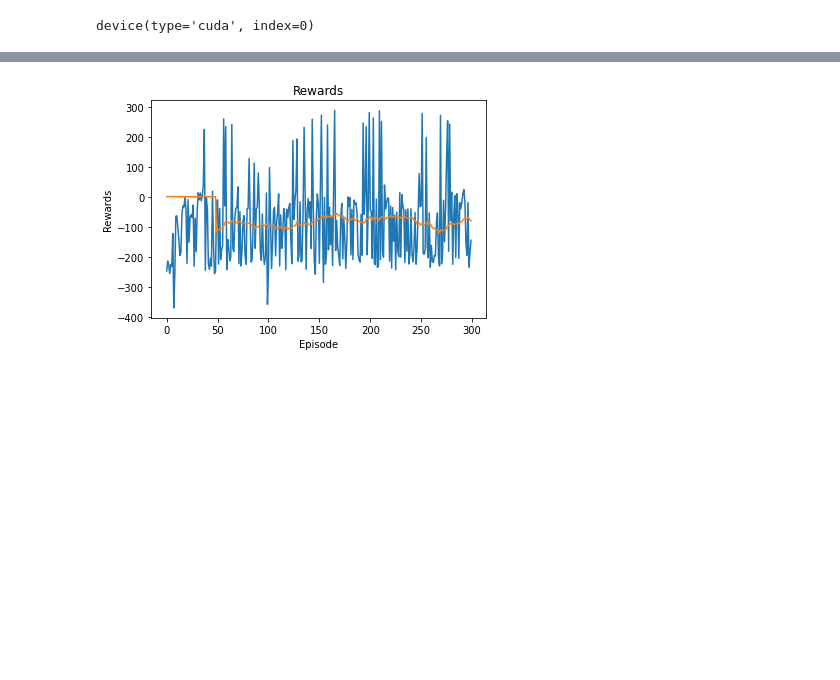
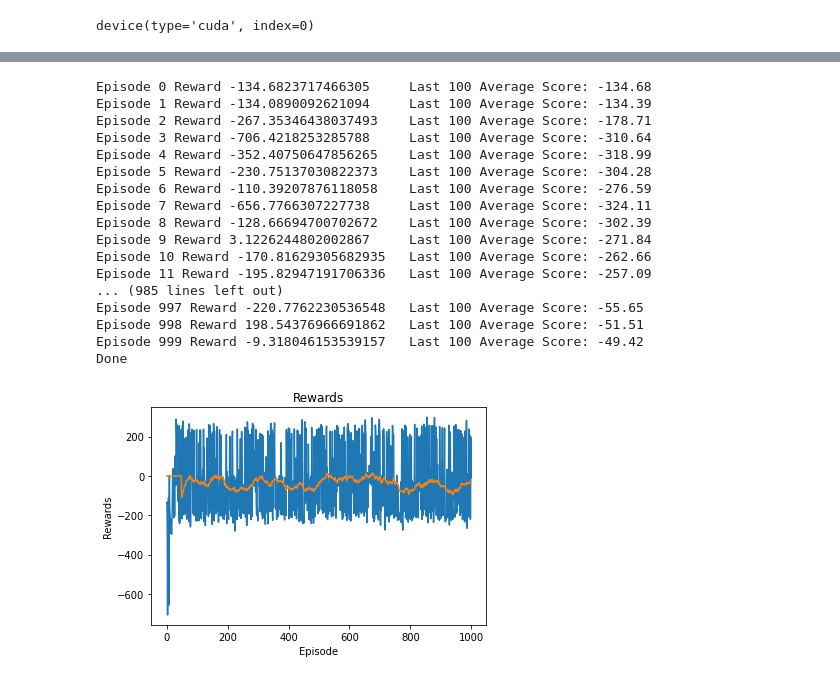
Before and after one commit to PriyankaVelagala/Deep-Reinforcement-Learning-Projects, a Jupyter notebook: DQN/dqn.ipynb, the cells around one changed output, grey strips where cells are left out. Saved outputs shown, nothing was run; the diff lists cells and outputs as text; code cells hidden in the pictures; blank space fills up the shorter version.

```diff
--- a/DQN/dqn.ipynb
+++ b/DQN/dqn.ipynb
@@ -47,6 +39,6 @@ states_size
 # %%
 Transition = namedtuple('Transition',
-                        ('state', 'action', 'next_state', 'reward'))
+                        ('state', 'action', 'next_state', 'reward', 'done'))
 
 class ReplayMemory(object):
 
@@ -239,4 +240,0 @@ Episode 299 Reward -144.91944788730433  Last 50 Average Score: -80.22Done
-# %%
-plot_rewards()
-# %% [output]
-[figure, removed]
@@ -243,3 +323,63 @@ plot_rewards()
+# %%
+class DQN4(nn.Module):
+    def __init__(self,states_size, actions_size):
+        super(DQN4, self).__init__()
+        self.fc1 = nn.Linear(states_size, 64) #Input layer
+        self.fc2 = nn.Linear(64, 64)
+        self.fc3= nn.Linear(64, actions_size) #Output layer
+
+    def forward(self, state):
+        x = self.fc1(state)
+        x = F.relu(x)
+        x = self.fc2(x)
+        x = F.relu(x)
+        x = self.fc3(x)
+
+        return x
+
+#DQN4
+_CLASS = DQN4
+EPISODES = 1000
+MAXLEN = int(EPISODES/10)
+
+BATCH_SIZE = 128
+GAMMA = 0.999
+EPS_START = 0.9
+EPS_END = 0.05
+EPS_DECAY = 200
+
+steps_done = 0
+
+
+rewards = []
+recent_rewards = deque(maxlen=MAXLEN)
+
+
+
+policy_net, target_net, optimizer, replay_memory = setup_networks(_class=_CLASS)
+
+rewards, policy_net = train(policy_net, target_net, optimizer, replay_memory)
+
+plot_rewards()
+# %% [output]
+Episode 0 Reward -134.6823717466305     Last 100 Average Score: -134.68
+Episode 1 Reward -134.0890092621094     Last 100 Average Score: -134.39
+Episode 2 Reward -267.35346438037493    Last 100 Average Score: -178.71
+Episode 3 Reward -706.4218253285788     Last 100 Average Score: -310.64
+Episode 4 Reward -352.40750647856265    Last 100 Average Score: -318.99
+Episode 5 Reward -230.75137030822373    Last 100 Average Score: -304.28
+Episode 6 Reward -110.39207876118058    Last 100 Average Score: -276.59
+Episode 7 Reward -656.7766307227738     Last 100 Average Score: -324.11
+Episode 8 Reward -128.66694700702672    Last 100 Average Score: -302.39
+Episode 9 Reward 3.1226244802002867     Last 100 Average Score: -271.84
+Episode 10 Reward -170.81629305682935   Last 100 Average Score: -262.66
+Episode 11 Reward -195.82947191706336   Last 100 Average Score: -257.09
+... (985 lines left out)
+Episode 997 Reward -220.7762230536548   Last 100 Average Score: -55.65
+Episode 998 Reward 198.54376966691862   Last 100 Average Score: -51.51
+Episode 999 Reward -9.318046153539157   Last 100 Average Score: -49.42
+Done
+[figure, added]
 # %%
 def play_game(render):
     done = False
```
Also changed, not shown: parts of 13 cells of this notebook.
